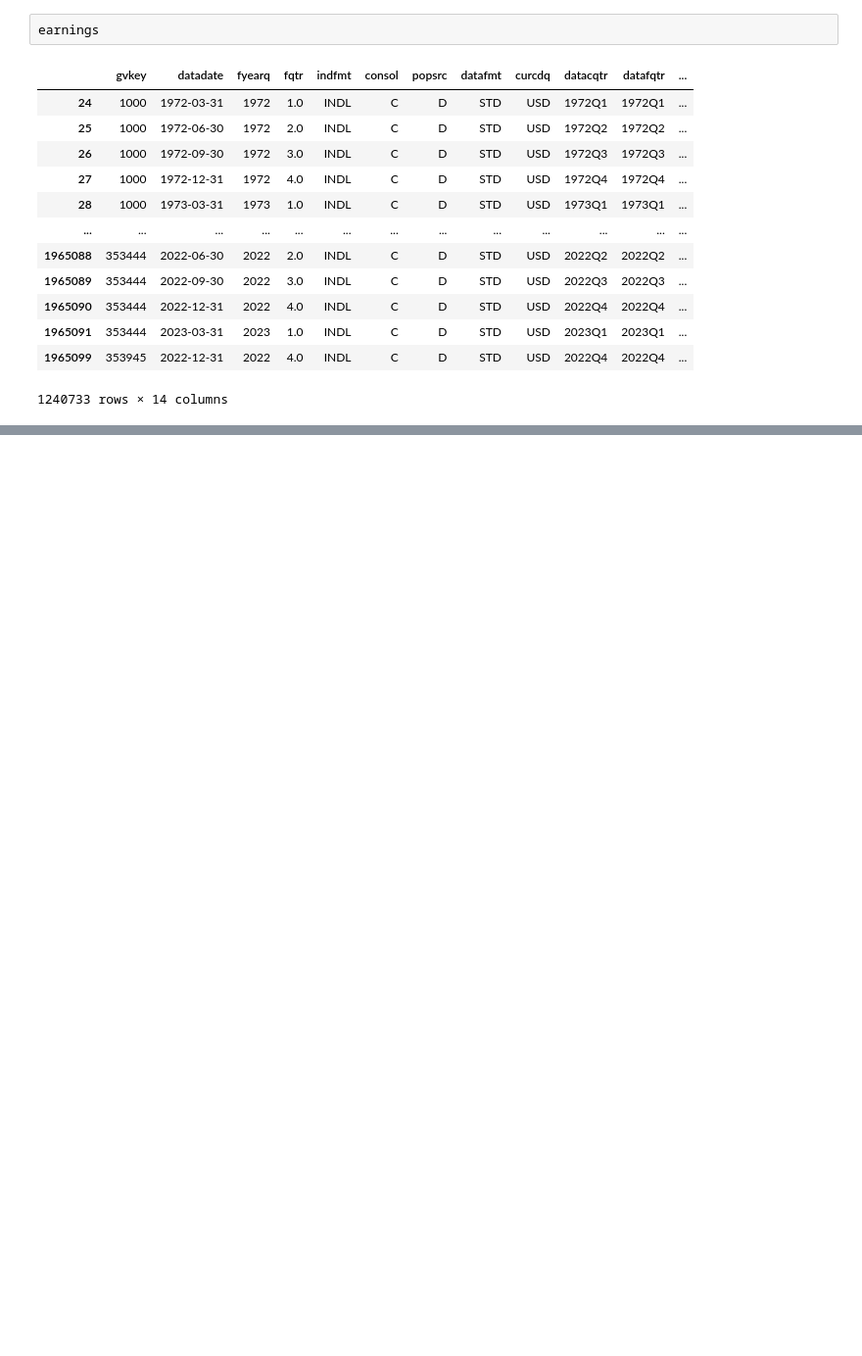
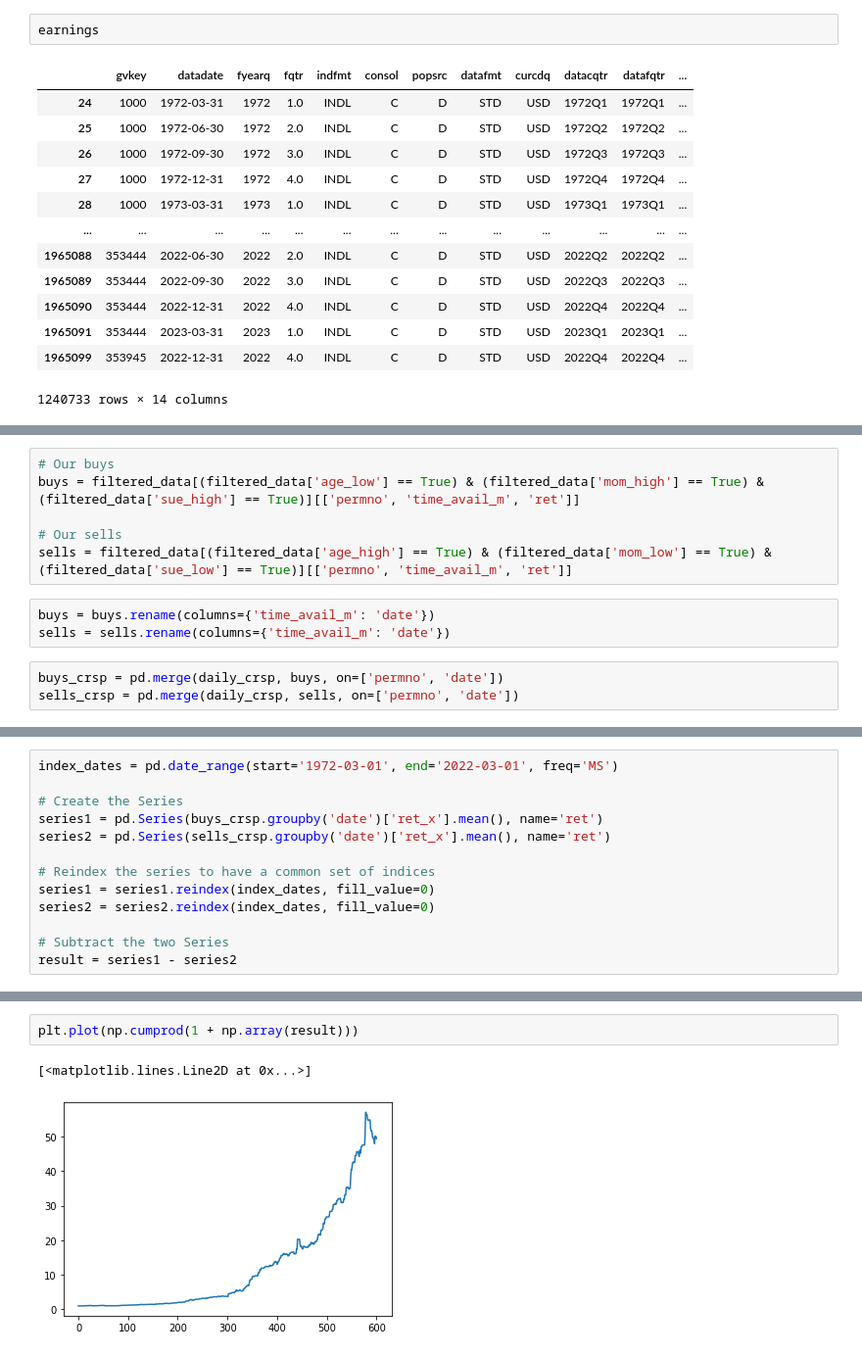
Before and after one commit to itsNH98/mixed_momentum, a Jupyter notebook: code/mixed_momentum.ipynb, the cells around one changed output, grey strips where cells are left out. Shown at 98% size. Cells and saved outputs as stored; diff of their text form; blank space fills up the shorter version.

```diff
--- a/code/mixed_momentum.ipynb
+++ b/code/mixed_momentum.ipynb
@@ -159,0 +204,12 @@ lo['sue_high'] =
+# %%
+# Our buys
+buys = filtered_data[(filtered_data['age_low'] == True) & (filtered_data['mom_high'] == True) & (filtered_data['sue_high'] == True)][['permno', 'time_avail_m', 'ret']]
+
+# Our sells
+sells = filtered_data[(filtered_data['age_high'] == True) & (filtered_data['mom_low'] == True) & (filtered_data['sue_low'] == True)][['permno', 'time_avail_m', 'ret']]
+# %%
+buys = buys.rename(columns={'time_avail_m': 'date'})
+sells = sells.rename(columns={'time_avail_m': 'date'})
+# %%
+buys_crsp = pd.merge(daily_crsp, buys, on=['permno', 'date'])
+sells_crsp = pd.merge(daily_crsp, sells, on=['permno', 'date'])
@@ -159,0 +232,13 @@ lo['sue_high'] =
+# %%
+index_dates = pd.date_range(start='1972-03-01', end='2022-03-01', freq='MS')
+
+# Create the Series
+series1 = pd.Series(buys_crsp.groupby('date')['ret_x'].mean(), name='ret')
+series2 = pd.Series(sells_crsp.groupby('date')['ret_x'].mean(), name='ret')
+
+# Reindex the series to have a common set of indices
+series1 = series1.reindex(index_dates, fill_value=0)
+series2 = series2.reindex(index_dates, fill_value=0)
+
+# Subtract the two Series
+result = series1 - series2
@@ -159,0 +286,5 @@ lo['sue_high'] =
+# %%
+plt.plot(np.cumprod(1 + np.array(result)))
+# %% [output]
+[<matplotlib.lines.Line2D at 0x...>]
+[figure, added]
```
Also changed, not shown: parts of 40 cells of this notebook.
